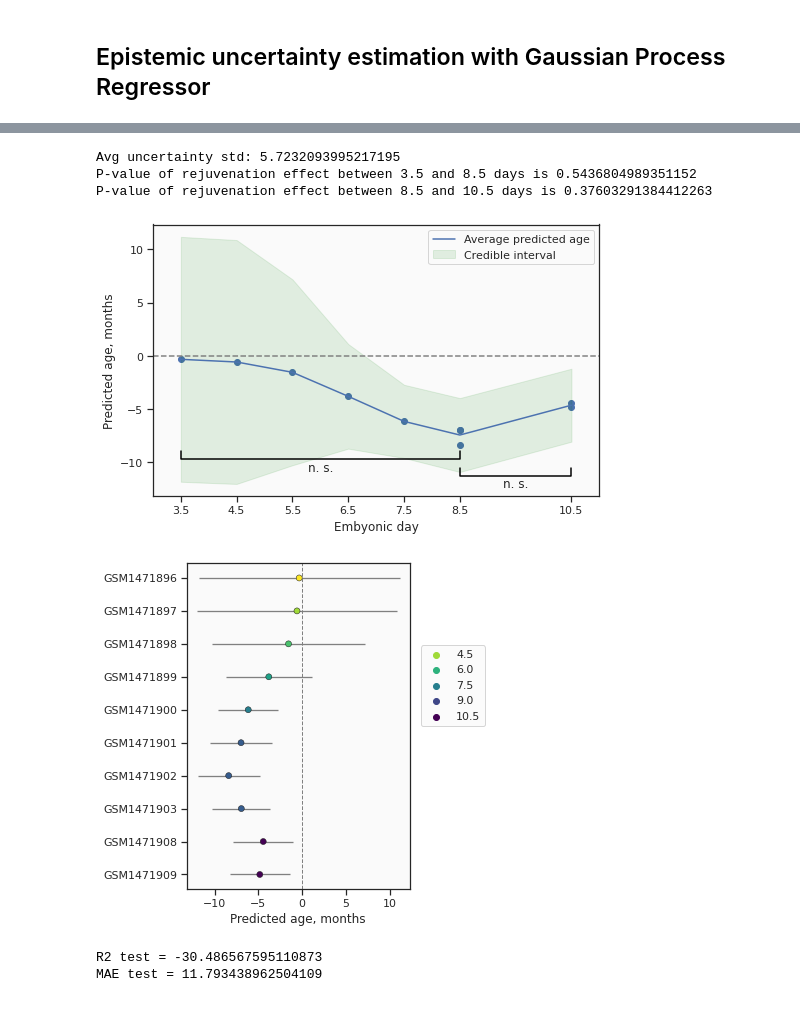
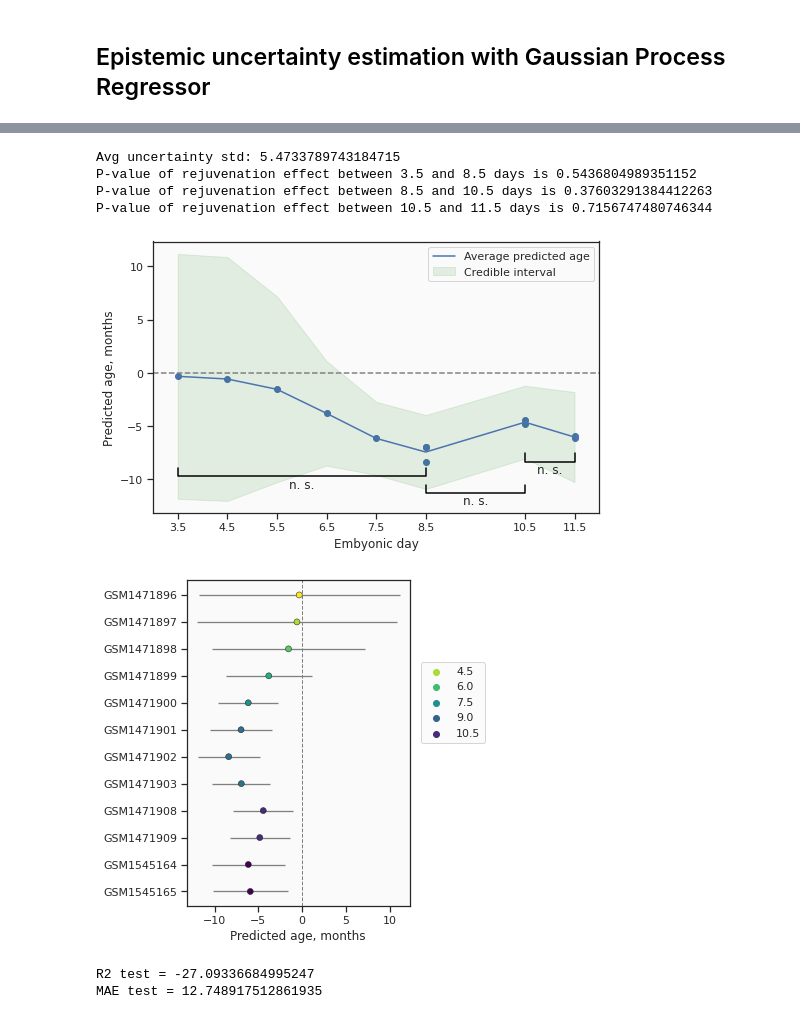
Before and after one commit to ComputationalAgingLab/reprogramming_ood, a Jupyter notebook: embryo_analysis.ipynb, the cells around one changed output, grey strips where cells are left out. Saved outputs shown, nothing was run; the diff lists cells and outputs as text; code cells hidden in the pictures.

```diff
--- a/embryo_analysis.ipynb
+++ b/embryo_analysis.ipynb
@@ -374,14 +181,14 @@ MAE test = 17.411
 # %% [markdown]
 ## Epistemic uncertainty estimation with Gaussian Process Regressor
 # %%
-sites = clock.index.intersection(dfr.index).intersection(dfa.index)
+sites = clock.index.intersection(dfr.columns).intersection(dfa.columns)
 print(f"{len(sites)} common sites")
 
-Xa_clock = dfa.loc[sites].T
-Xr_clock = dfr.loc[sites].T
+Xa_clock = dfa[sites]
+Xr_clock = dfr[sites]
 
-ya = meta['age']
-yr = metr['age']
+ya = meta['Age']
+yr = metr['Age']
 
 X_train, X_test, y_train, y_test = train_test_split(Xa_clock, ya, test_size=0.25, random_state=10)
 
@@ -425,53 +232,54 @@ Resulting kernel (full): 11.6**2 * RBF(length_scale=2.81) + WhiteKernel(noise_le
 y_test_predict_r, y_test_std_r = model.predict(Xr_clock, return_std=True)
 
 plot_repr_uncertainty(yr.values, y_test_predict_r, y_test_std_r,
-                      days=[(3.5, 8.5), (8.5, 10.5)],
-                      nstd=1, dh=[0.06, 0.12], barh=0.03,
+                      days=[(3.5, 8.5), (8.5, 10.5), (10.5, 11.5)],
+                      nstd=1, dh=[0.06, 0.12, 0.06], barh=0.03,
                       ylabel='Predicted age, months',
                       xlabel='Embyonic day'
                       )
 
 plt.savefig('figs/A4_embryo_trajectory.pdf', format='pdf', bbox_inches='tight')
 # %% [output]
-Avg uncertainty std: 5.7232093995217195
+Avg uncertainty std: 5.4733789743184715
 P-value of rejuvenation effect between 3.5 and 8.5 days is 0.5436804989351152
 P-value of rejuvenation effect between 8.5 and 10.5 days is 0.37603291384412263
+P-value of rejuvenation effect between 10.5 and 11.5 days is 0.7156747480746344
-[figure, old version]
+[figure, new version]
 # %%
 import matplotlib as mpl
 import matplotlib.cm as cm
 
 #prediction of test dataset
 y_test_predict_r, y_test_std_r = model.predict(Xr_clock, return_std=True)
 
 metr['gpr_age'] = y_test_predict_r
 metr['gpr_std'] = y_test_std_r
 
 fig, ax = plt.subplots(1,1, figsize=(4, 6))
-metr_ = metr.copy().reset_index().sort_values('age')
+metr_ = metr.copy().reset_index().sort_values('Age')
 
 
 ax.errorbar(x=metr_['gpr_age'], y=metr_['index'], xerr=metr_['gpr_std'], linewidth=0, elinewidth=1.3, color='grey')
 
 sns.scatterplot(
     data=metr_, x="gpr_age", y='index',
     marker="o",
-    hue='age',
+    hue='Age',
     edgecolor='k',
     palette=mpl.cm.viridis_r,
     zorder=2,
     ax=ax
 )
 
 ax.axvline(0, ls='--', lw=1, color='grey')
 ax.set_xlabel('Predicted age, months')
 ax.set_ylabel('')
 ax.legend(loc=[1.05, 0.5])
 plt.show()
 
 print(f'R2 test = {r2_score(yr, y_test_predict_r)}')
 print(f'MAE test = {mean_absolute_error(yr, y_test_predict_r)}')
 # %% [output]
-[figure, old version]
+[figure, new version]
-R2 test = -30.486567595110873
-MAE test = 11.793438962504109
+R2 test = -27.09336684995247
+MAE test = 12.748917512861935
```
Also changed, not shown: parts of 12 cells of this notebook, 6 other files.
